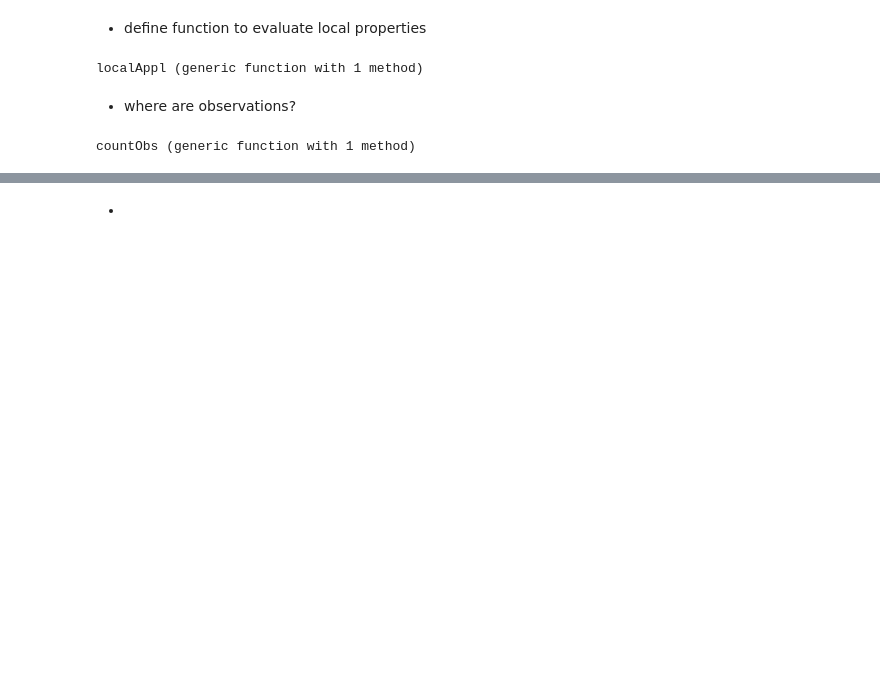
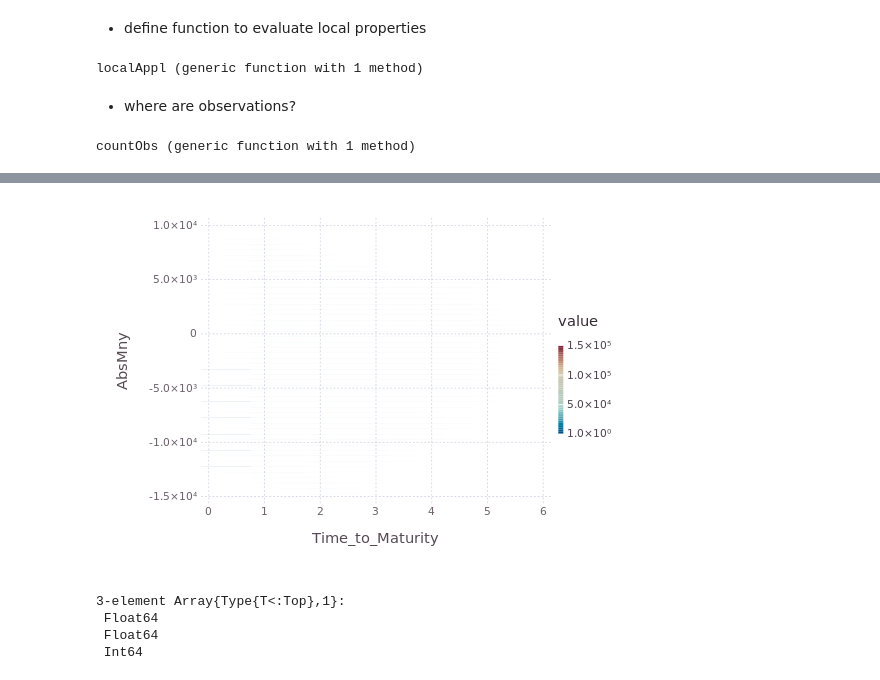
Before and after one commit to JuliaFinMetriX/option_prices, a Jupyter notebook: notebooks/get_local_properties.ipynb, the cells around one changed output, grey strips where cells are left out. Cells and saved outputs as stored; diff of their text form; code cells hidden in the pictures; blank space fills up the shorter version.

```diff
--- a/notebooks/get_local_properties.ipynb
+++ b/notebooks/get_local_properties.ipynb
@@ -186,6 +173,13 @@ res = localAppl(fullData, xCol, yCol, xEdges, yEdges, countObs)
 # %%
 using Gadfly
 # %%
-# plot(res, x=xCol, y=yCol, color=:value, Geom.rectbin)
+plot(res, x=xCol, y=yCol, color=:value, Geom.rectbin)
+# %% [output]
+[figure, added]
-# %% [markdown]
--
+# %%
+eltypes(res)
+# %% [output]
+3-element Array{Type{T<:Top},1}:
+ Float64
+ Float64
+ Int64
```
Also changed, not shown: parts of 22 cells of this notebook, 2 other files.
